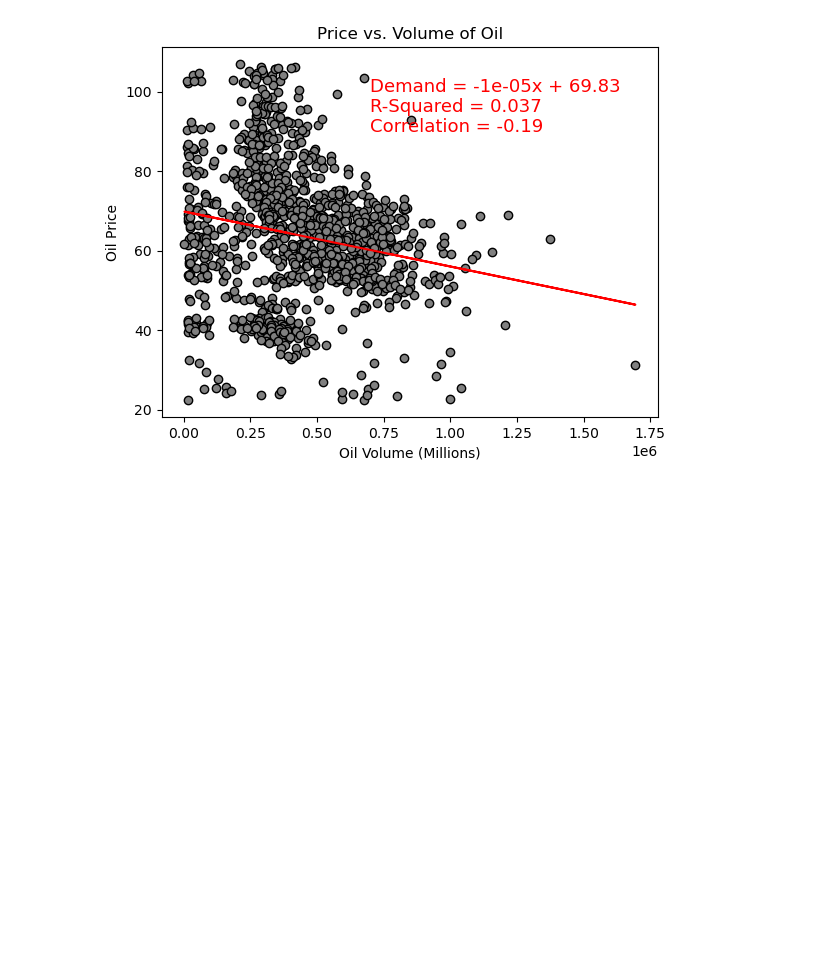
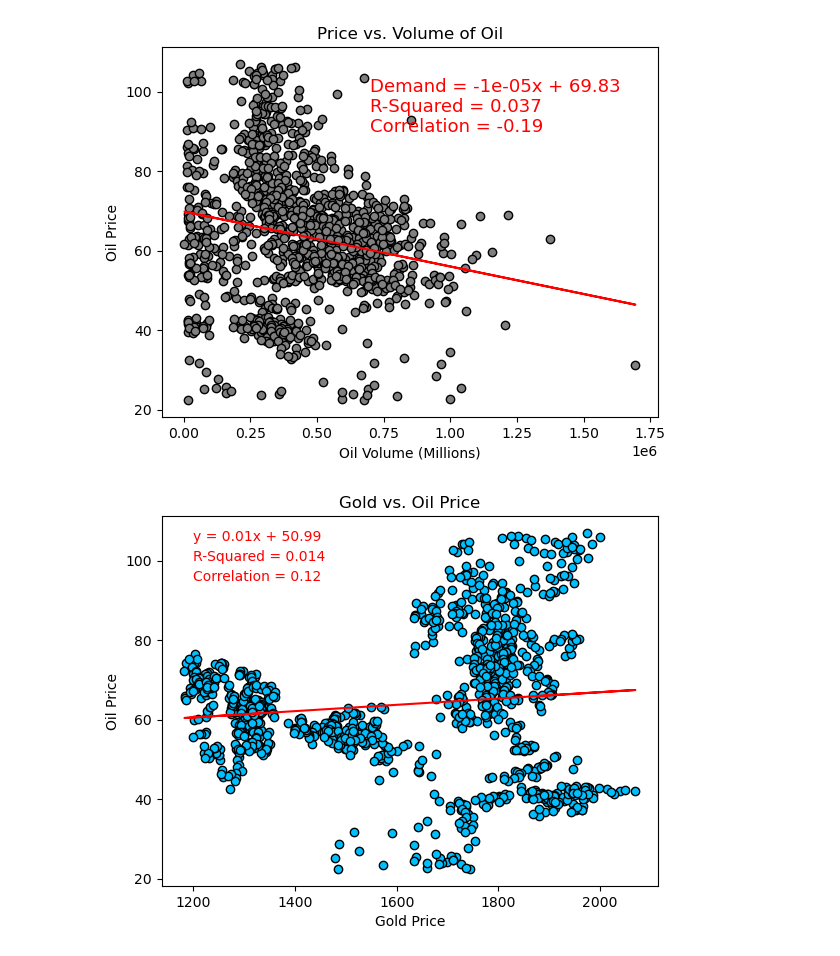
Before and after one commit to gbarn777/project-one, a Jupyter notebook: project1_v3.ipynb, the cells around one changed output. Drawn from its saved outputs; the diff is of its cells as text; code cells hidden in the pictures; blank space fills up the shorter version.

```diff
--- a/project1_v3.ipynb
+++ b/project1_v3.ipynb
@@ -293,3 +293,22 @@ plt.title("Price vs. Volume of Oil")
 plt.savefig("Output/Price_vs._Volume_Oil_Clean.png")
 # %% [output]
 [figure]
+# %%
+x_values = nooutlier_oil["gold_price"]
+y_values = nooutlier_oil["oil_price"]
+correlation = "Correlation = " + str(round(st.pearsonr(x_values,y_values)[0],2))
+(slope,intercept,rvalue,pvalue,stderr) = st.linregress(x_values,y_values)
+regression_values = x_values*slope +intercept
+Regression_Line = "y = " + str(round(slope,2)) + "x + " + str(round(intercept,2))
+R_Squared = "R-Squared = " + str(round(rvalue**2,3))
+plt.scatter(x_values,y_values,edgecolors="black", c="deepskyblue")
+plt.plot(x_values,regression_values,color = "red",alpha=1)
+plt.annotate(Regression_Line,(1200,105),fontsize=10,color="red")
+plt.annotate(R_Squared,(1200,100),fontsize=10,color="red")
+plt.annotate(correlation,(1200,95),fontsize=10,color="red")
+plt.xlabel("Gold Price")
+plt.ylabel("Oil Price")
+plt.title("Gold vs. Oil Price")
+plt.savefig("Output/Gold_vs._Oil_Prices_Clean.png")
+# %% [output]
+[figure, added]
```
Also changed, not shown: 1 other file.
